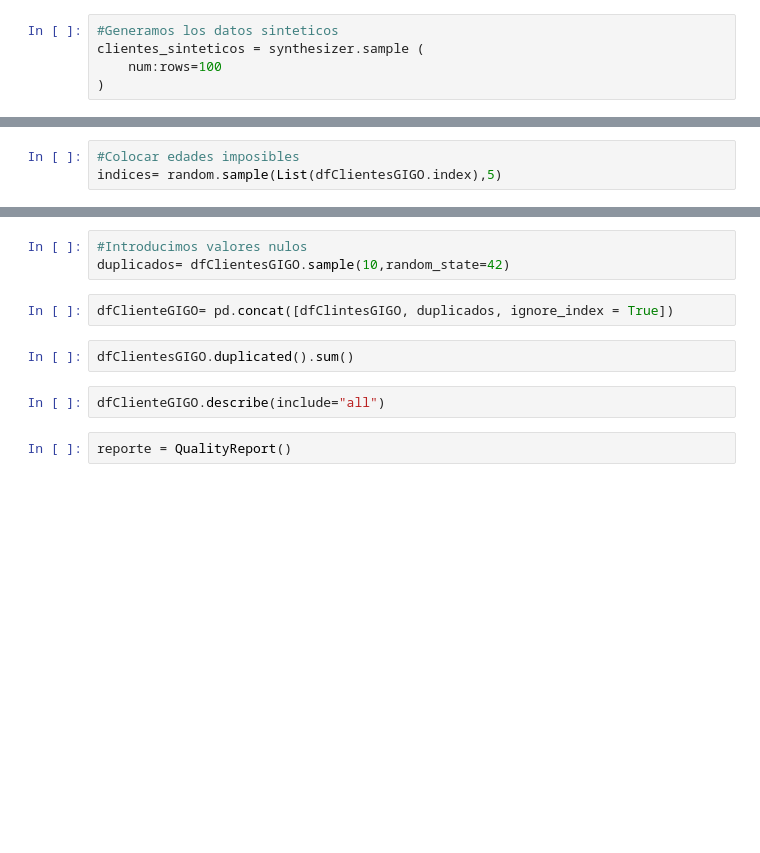
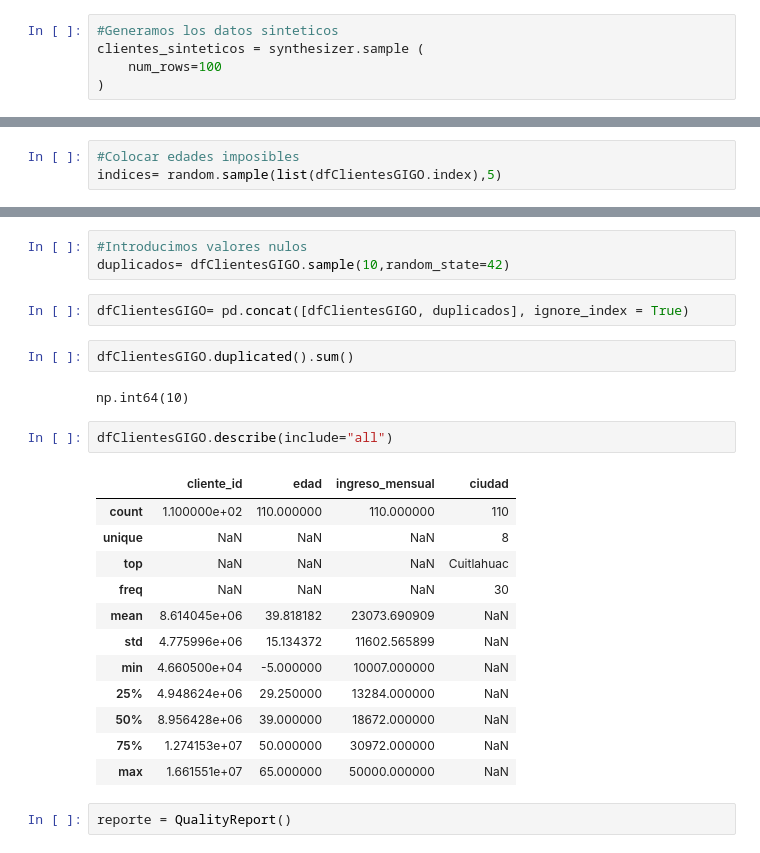
Before and after one commit to Estrellam2/ECBD---Estrella, a Jupyter notebook: NOTEBOOK/Lab10.ipynb, the cells around one changed output, grey strips where cells are left out. Drawn from its saved outputs; the diff is of its cells as text; blank space fills up the shorter version.

```diff
--- a/NOTEBOOK/Lab10.ipynb
+++ b/NOTEBOOK/Lab10.ipynb
@@ -113,5 +113,5 @@ synthesizer.fit(
 # %%
 #Generamos los datos sinteticos
 clientes_sinteticos = synthesizer.sample (
-    num:rows=100
+    num_rows=100
 )
@@ -128,18 +158,33 @@ clientes_sinteticos.describe(include="all")
 dfClientesGIGO = clientes_sinteticos.copy()
 # %%
 #Colocar edades imposibles
-indices= random.sample(List(dfClientesGIGO.index),5)
+indices= random.sample(list(dfClientesGIGO.index),5)
 # %%
 dfClientesGIGO.loc[indices, "edad"] = -5
 # %%
 #Introducimos valores nulos
 duplicados= dfClientesGIGO.sample(10,random_state=42)
 # %%
-dfClienteGIGO= pd.concat([dfClintesGIGO, duplicados, ignore_index = True])
+dfClientesGIGO= pd.concat([dfClientesGIGO, duplicados], ignore_index = True)
 # %%
 dfClientesGIGO.duplicated().sum()
+# %% [output]
+np.int64(10)
 # %%
-dfClienteGIGO.describe(include="all")
+dfClientesGIGO.describe(include="all")
+# %% [output]
+|  | cliente_id | edad | ingreso_mensual | ciudad |
+| count | 1.100000e+02 | 110.000000 | 110.000000 | 110 |
+| unique | NaN | NaN | NaN | 8 |
+| top | NaN | NaN | NaN | Cuitlahuac |
+| freq | NaN | NaN | NaN | 30 |
+| mean | 8.614045e+06 | 39.818182 | 23073.690909 | NaN |
+| std | 4.775996e+06 | 15.134372 | 11602.565899 | NaN |
+| min | 4.660500e+04 | -5.000000 | 10007.000000 | NaN |
+| 25% | 4.948624e+06 | 29.250000 | 13284.000000 | NaN |
+| 50% | 8.956428e+06 | 39.000000 | 18672.000000 | NaN |
+| 75% | 1.274153e+07 | 50.000000 | 30972.000000 | NaN |
+| max | 1.661551e+07 | 65.000000 | 50000.000000 | NaN |
 # %%
 reporte = QualityReport()
 # %%
```
Also changed, not shown: parts of 6 cells of this notebook.
